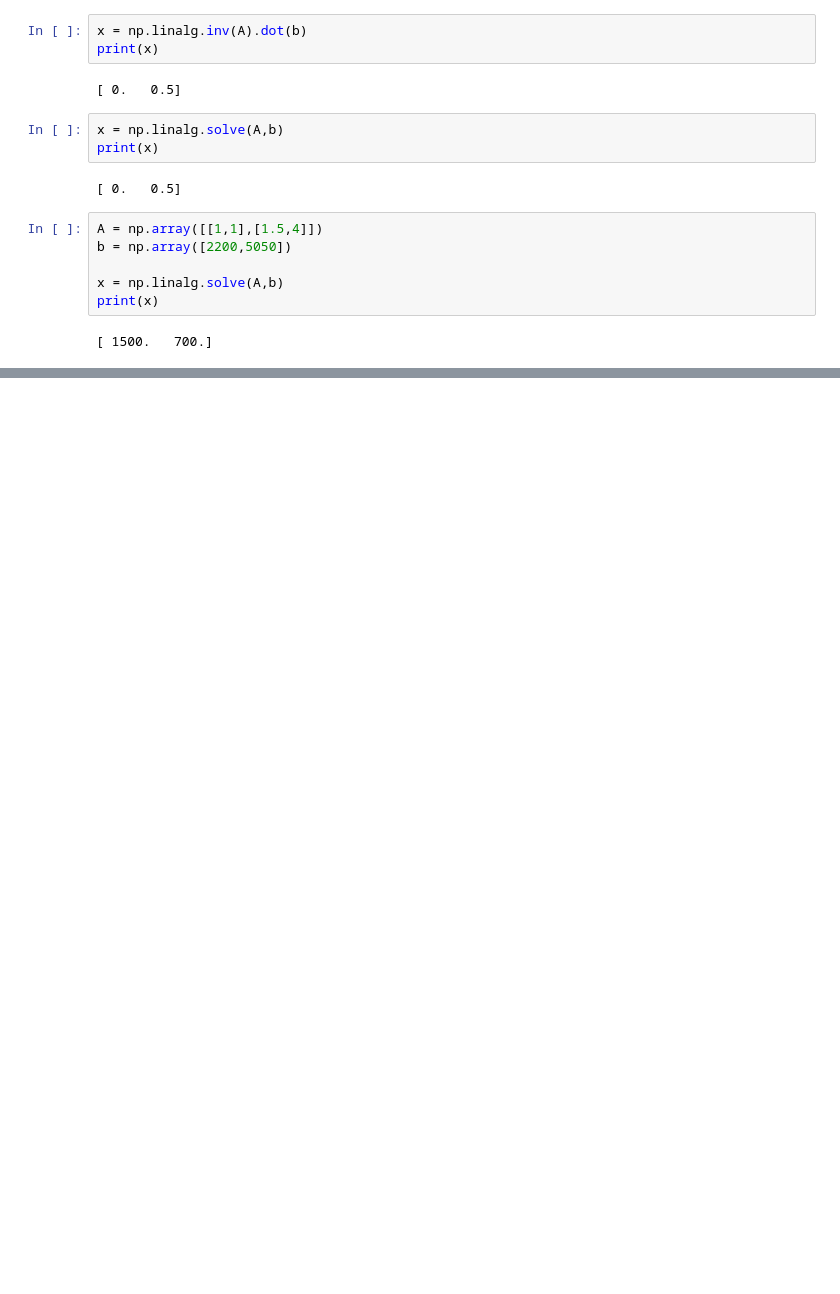
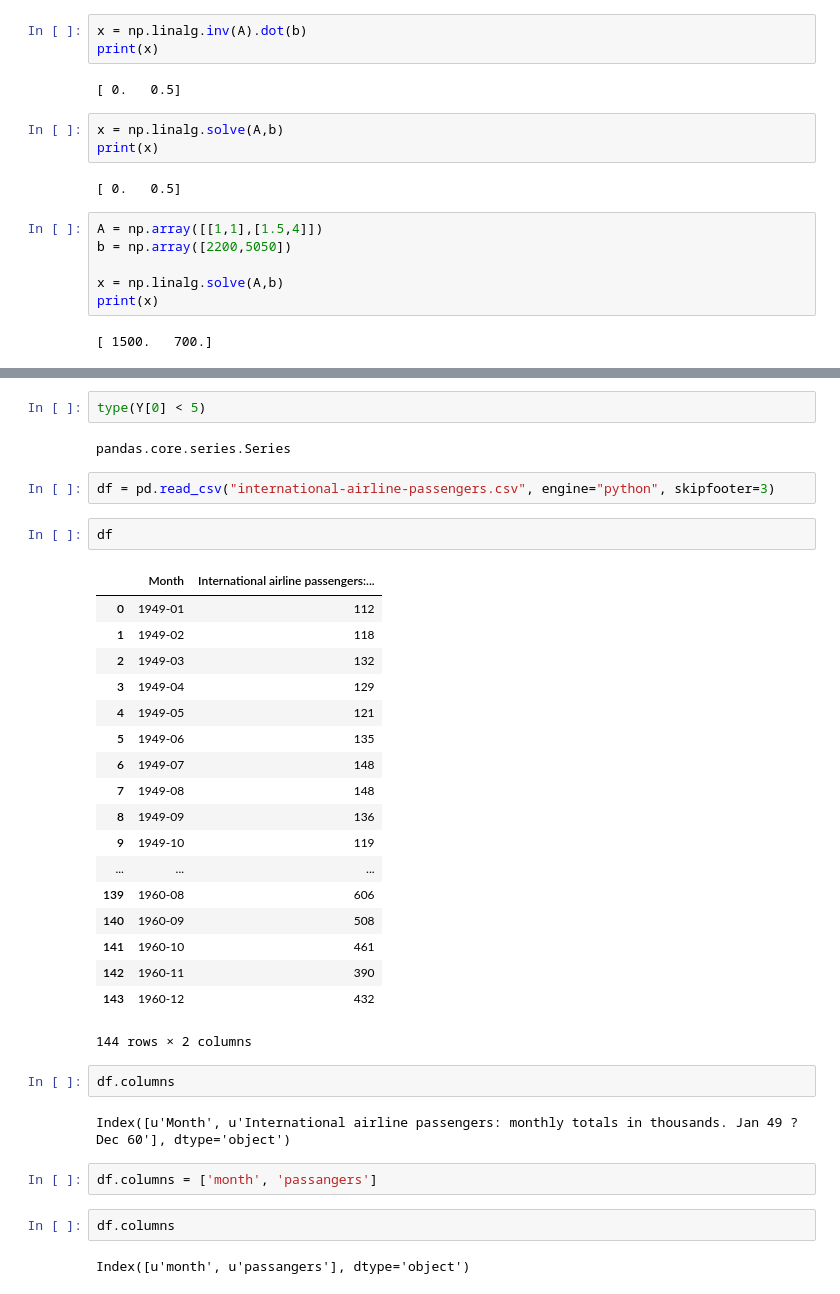
Before and after one commit to imflash217/Lumos, a Jupyter notebook: Project_Python/pyPlayground.ipynb, the cells around one changed output, grey strips where cells are left out. Saved outputs shown, nothing was run; the diff lists cells and outputs as text; blank space fills up the shorter version.

```diff
--- a/Project_Python/pyPlayground.ipynb
+++ b/Project_Python/pyPlayground.ipynb
@@ -778,0 +993,37 @@ print(x)
+# %%
+type(Y[0] < 5)
+# %% [output]
+pandas.core.series.Series
+# %%
+df = pd.read_csv("international-airline-passengers.csv", engine="python", skipfooter=3)
+# %%
+df
+# %% [output]
+|  | Month | International airline passengers:... |
+| 0 | 1949-01 | 112 |
+| 1 | 1949-02 | 118 |
+| 2 | 1949-03 | 132 |
+| 3 | 1949-04 | 129 |
+| 4 | 1949-05 | 121 |
+| 5 | 1949-06 | 135 |
+| 6 | 1949-07 | 148 |
+| 7 | 1949-08 | 148 |
+| 8 | 1949-09 | 136 |
+| 9 | 1949-10 | 119 |
+| ... | ... | ... |
+| 139 | 1960-08 | 606 |
+| 140 | 1960-09 | 508 |
+| 141 | 1960-10 | 461 |
+| 142 | 1960-11 | 390 |
+| 143 | 1960-12 | 432 |
+144 rows × 2 columns
+# %%
+df.columns
+# %% [output]
+Index([u'Month', u'International airline passengers: monthly totals in thousands. Jan 49 ? Dec 60'], dtype='object')
+# %%
+df.columns = ['month', 'passangers']
+# %%
+df.columns
+# %% [output]
+Index([u'month', u'passangers'], dtype='object')
```
Also changed, not shown: parts of 35 cells of this notebook.
